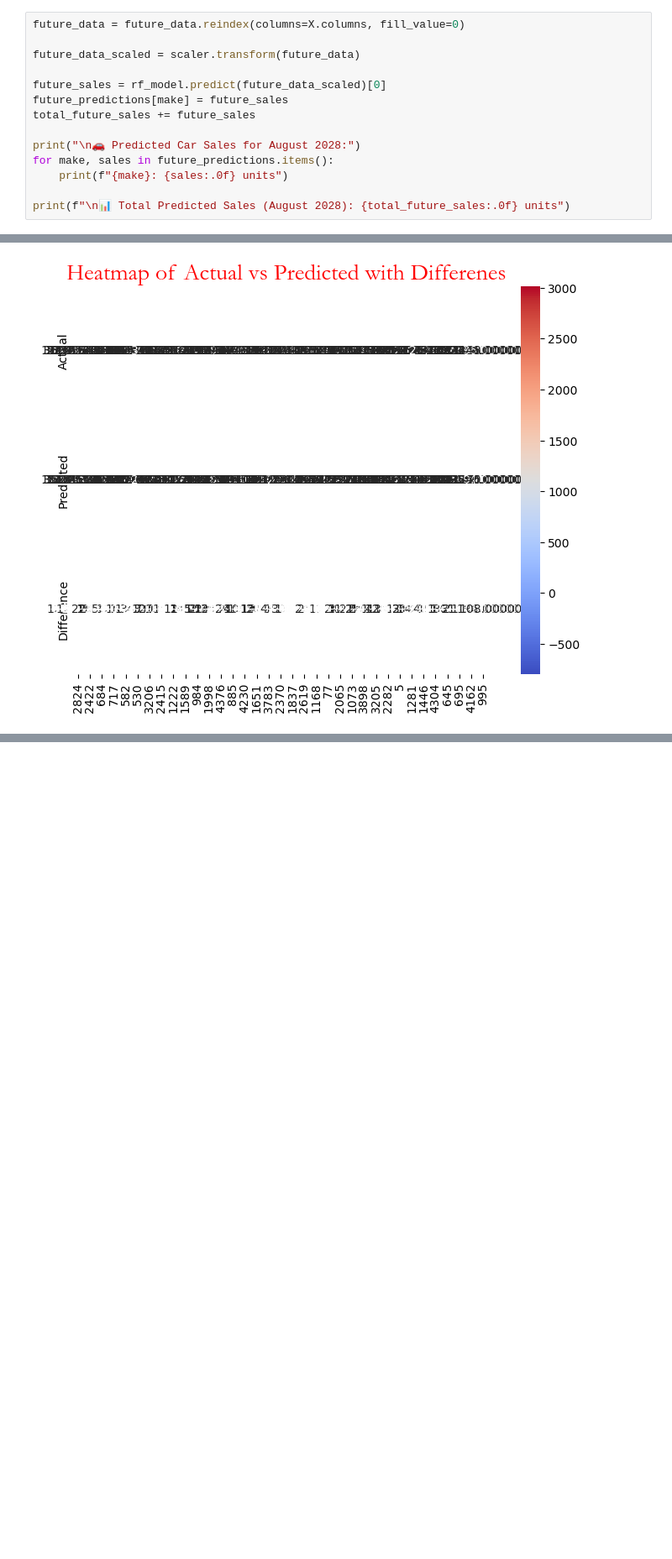
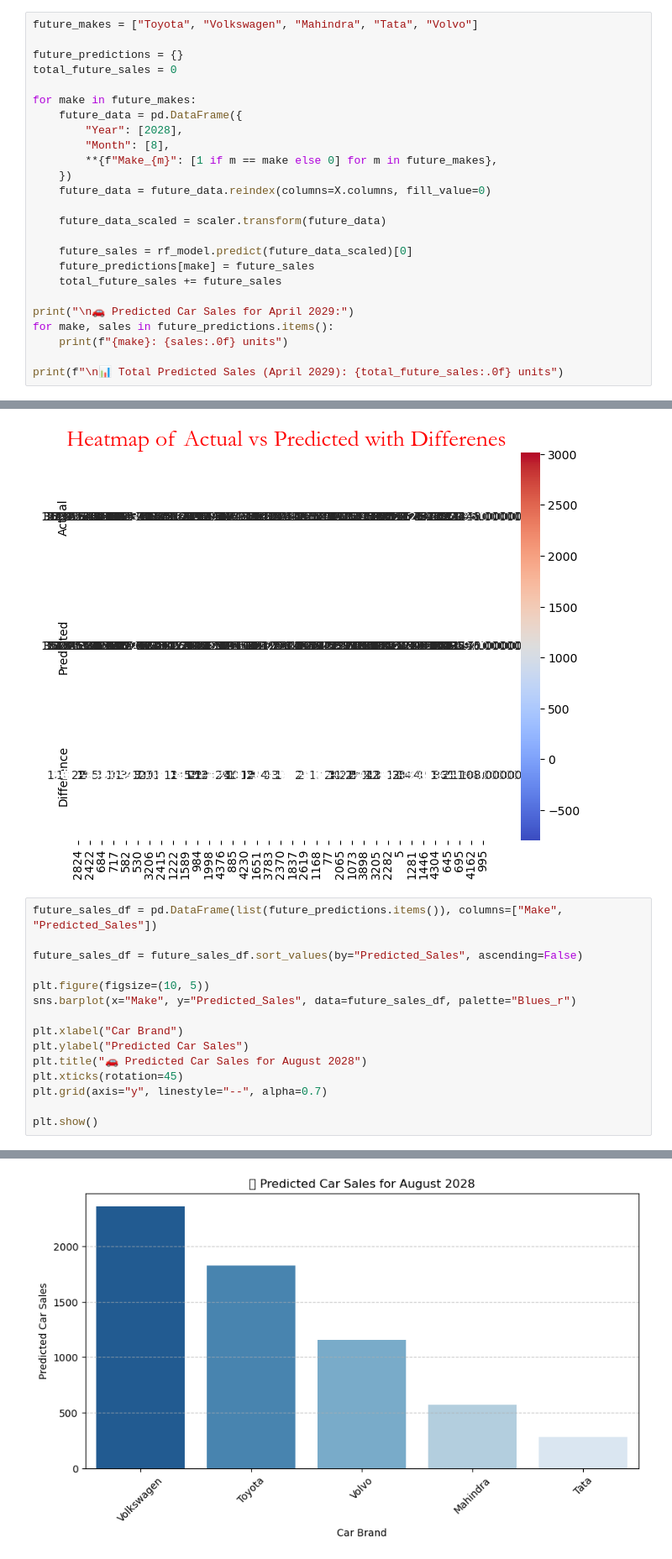
Before and after one commit to mARIFs2000/Final-Project-, a Jupyter notebook: ProjectCarSalesIndiaPredictionWithDTR.ipynb, the cells around one changed output, grey strips where cells are left out. Shown: that part at 84% size. Cells and saved outputs as stored; diff of their text form; blank space fills up the shorter version.

```diff
--- a/ProjectCarSalesIndiaPredictionWithDTR.ipynb
+++ b/ProjectCarSalesIndiaPredictionWithDTR.ipynb
@@ -144,15 +132,26 @@ for make in future_makes:
 # %%
-future_data = future_data.reindex(columns=X.columns, fill_value=0)
+future_makes = ["Toyota", "Volkswagen", "Mahindra", "Tata", "Volvo"]
 
-future_data_scaled = scaler.transform(future_data)
+future_predictions = {}
+total_future_sales = 0
 
-future_sales = rf_model.predict(future_data_scaled)[0]
-future_predictions[make] = future_sales
-total_future_sales += future_sales
+for make in future_makes:
+    future_data = pd.DataFrame({
+        "Year": [2028],
+        "Month": [8],
+        **{f"Make_{m}": [1 if m == make else 0] for m in future_makes},
+    })
+    future_data = future_data.reindex(columns=X.columns, fill_value=0)
 
-print("\n🚗 Predicted Car Sales for August 2028:")
+    future_data_scaled = scaler.transform(future_data)
+
+    future_sales = rf_model.predict(future_data_scaled)[0]
+    future_predictions[make] = future_sales
+    total_future_sales += future_sales
+
+print("\n🚗 Predicted Car Sales for April 2029:")
 for make, sales in future_predictions.items():
     print(f"{make}: {sales:.0f} units")
 
-print(f"\n📊 Total Predicted Sales (August 2028): {total_future_sales:.0f} units")
+print(f"\n📊 Total Predicted Sales (April 2029): {total_future_sales:.0f} units")
 # %% [output]
@@ -200,3 +207,19 @@ plt.title("Heatmap of Actual vs Predicted with Differenes", fontdict=font1)
 plt.show()
 # %% [output]
 [figure]
+# %%
+future_sales_df = pd.DataFrame(list(future_predictions.items()), columns=["Make", "Predicted_Sales"])
+
+future_sales_df = future_sales_df.sort_values(by="Predicted_Sales", ascending=False)
+
+plt.figure(figsize=(10, 5))
+sns.barplot(x="Make", y="Predicted_Sales", data=future_sales_df, palette="Blues_r")
+
+plt.xlabel("Car Brand")
+plt.ylabel("Predicted Car Sales")
+plt.title("🚗 Predicted Car Sales for August 2028")
+plt.xticks(rotation=45)
+plt.grid(axis="y", linestyle="--", alpha=0.7)
+
+plt.show()
+# %% [output]
@@ -202,0 +229 @@ plt.show()
+[figure, added]
```
Also changed, not shown: parts of 7 cells of this notebook.
